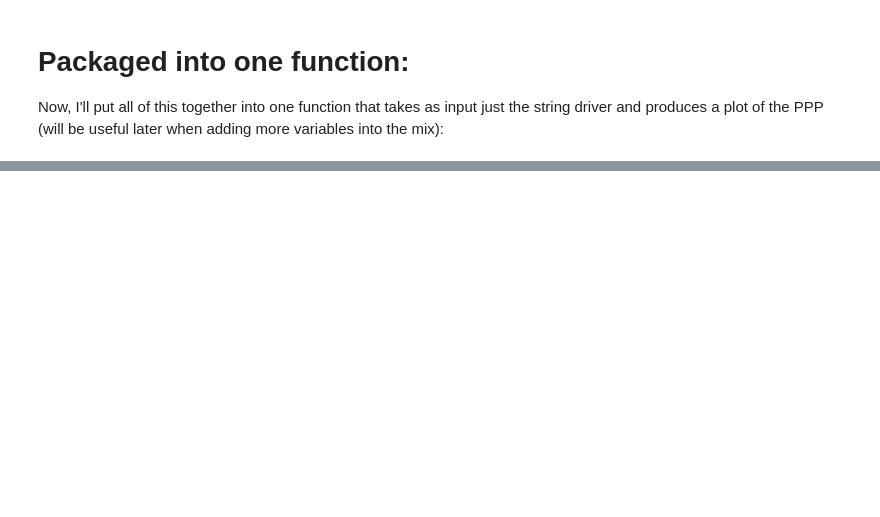
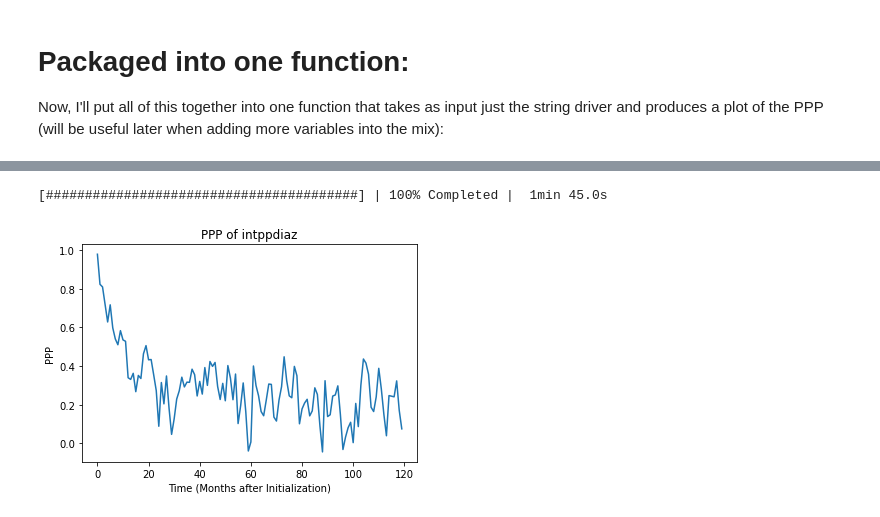
Before and after one commit to saumyamalik/Predictability, a Jupyter notebook: Variance and PPP - Global Mean-Copy1.ipynb, the cells around one changed output, grey strips where cells are left out. Saved outputs shown, nothing was run; the diff lists cells and outputs as text; code cells hidden in the pictures; blank space fills up the shorter version.

```diff
--- a/Variance and PPP - Global Mean-Copy1.ipynb
+++ b/Variance and PPP - Global Mean-Copy1.ipynb
@@ -189,0 +203,5 @@ driver_ppp_plot('sos', 'Sea Surface Salinity')
+# %%
+diaz = driver_ppp_plot('intppdiaz')
+# %% [output]
+[########################################] | 100% Completed |  1min 45.0s
+[figure, added]
```
Also changed, not shown: parts of 32 cells of this notebook.
